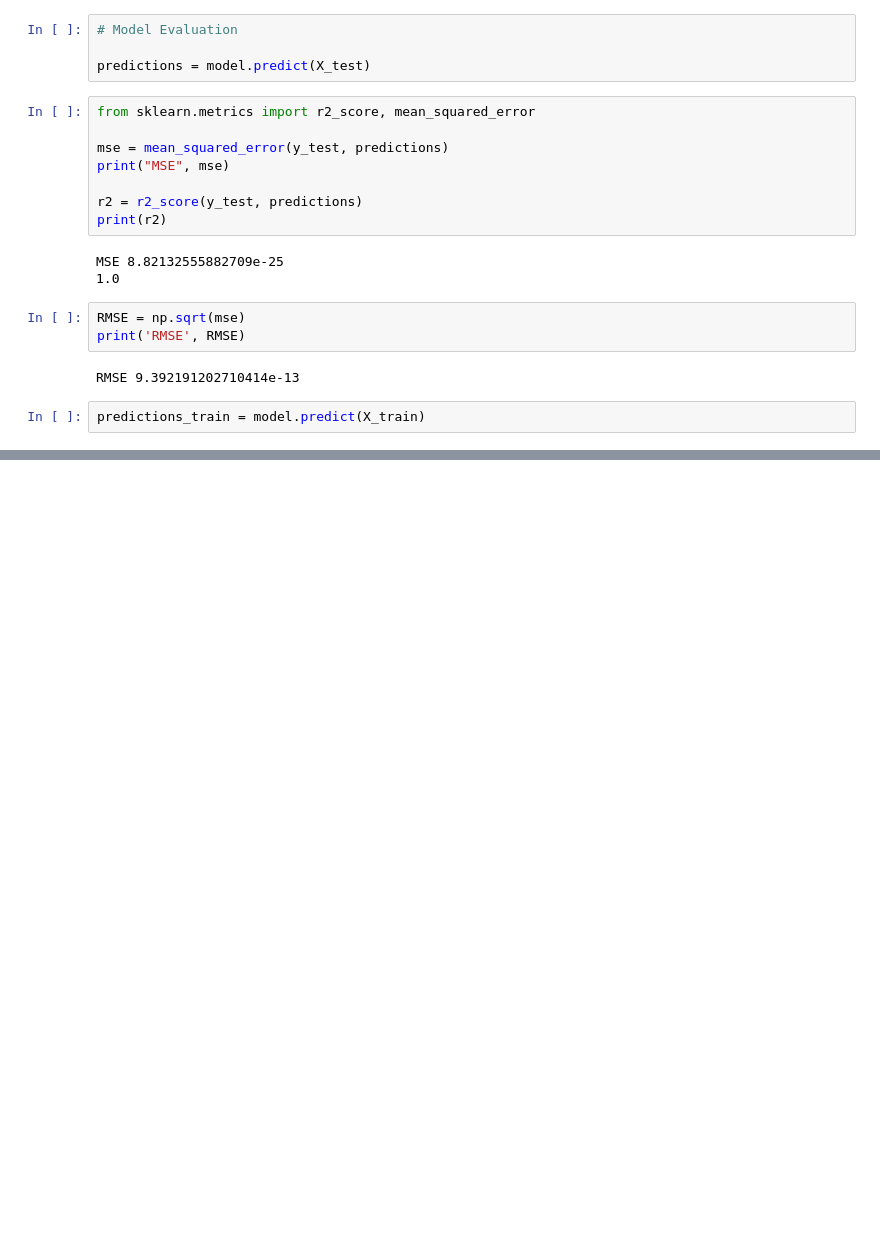
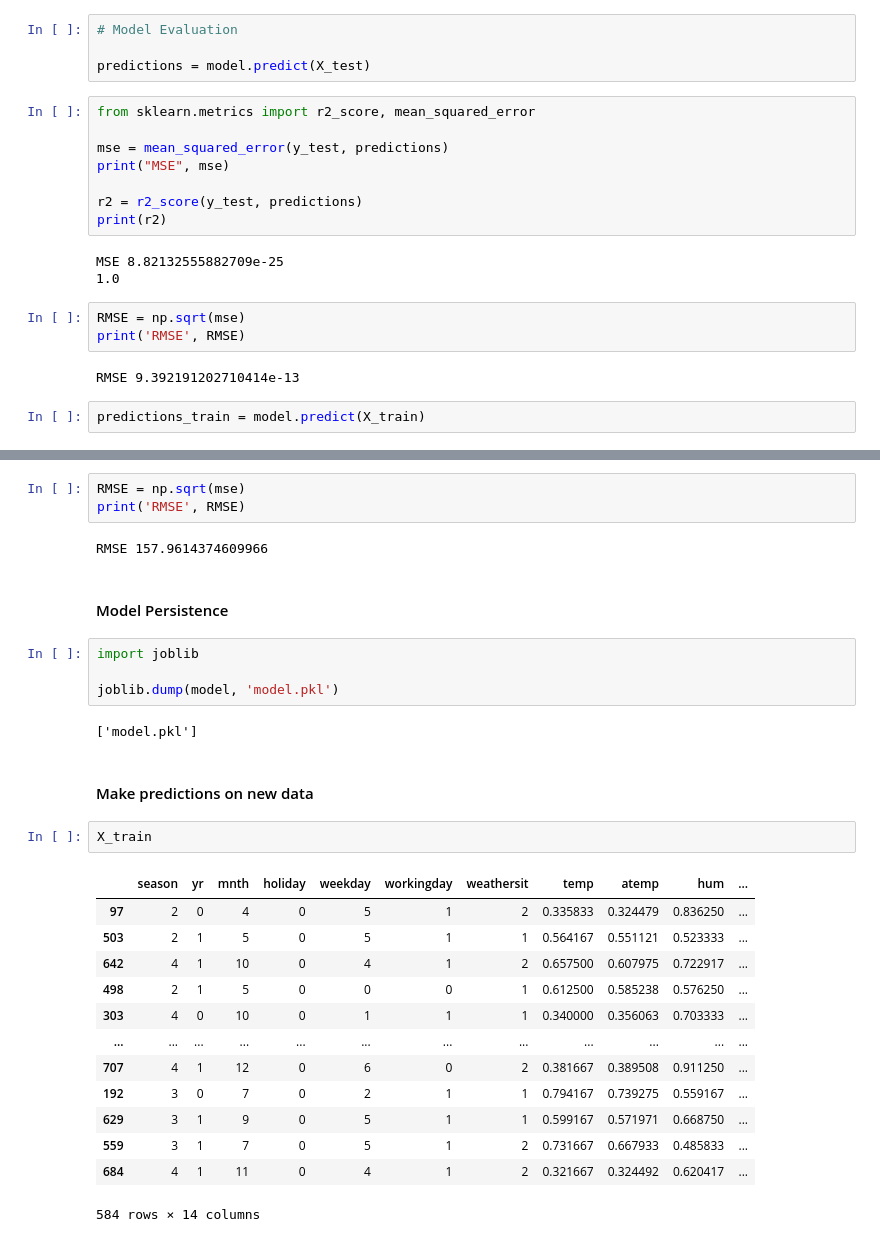
Before and after one commit to Abednego-py/Intro-to-Machine-Learning, a Jupyter notebook: Regression.ipynb, the cells around one changed output, grey strips where cells are left out. Drawn from its saved outputs; the diff is of its cells as text; blank space fills up the shorter version.

Commit message:
Evaluate models and persist best model

```diff
--- a/Regression.ipynb
+++ b/Regression.ipynb
@@ -522,0 +567,31 @@ array([-0.        ,  0.        , -0.        , -0.        , -0.        ,
+# %%
+RMSE = np.sqrt(mse)
+print('RMSE', RMSE)
+# %% [output]
+RMSE 157.9614374609966
+# %% [markdown]
+#### Model Persistence
+# %%
+import joblib
+
+joblib.dump(model, 'model.pkl')
+# %% [output]
+['model.pkl']
+# %% [markdown]
+#### Make predictions on new data
+# %%
+X_train
+# %% [output]
+|  | season | yr | mnth | holiday | weekday | workingday | weathersit | temp | atemp | hum | ... |
+| 97 | 2 | 0 | 4 | 0 | 5 | 1 | 2 | 0.335833 | 0.324479 | 0.836250 | ... |
+| 503 | 2 | 1 | 5 | 0 | 5 | 1 | 1 | 0.564167 | 0.551121 | 0.523333 | ... |
+| 642 | 4 | 1 | 10 | 0 | 4 | 1 | 2 | 0.657500 | 0.607975 | 0.722917 | ... |
+| 498 | 2 | 1 | 5 | 0 | 0 | 0 | 1 | 0.612500 | 0.585238 | 0.576250 | ... |
+| 303 | 4 | 0 | 10 | 0 | 1 | 1 | 1 | 0.340000 | 0.356063 | 0.703333 | ... |
+| ... | ... | ... | ... | ... | ... | ... | ... | ... | ... | ... | ... |
+| 707 | 4 | 1 | 12 | 0 | 6 | 0 | 2 | 0.381667 | 0.389508 | 0.911250 | ... |
+| 192 | 3 | 0 | 7 | 0 | 2 | 1 | 1 | 0.794167 | 0.739275 | 0.559167 | ... |
+| 629 | 3 | 1 | 9 | 0 | 5 | 1 | 1 | 0.599167 | 0.571971 | 0.668750 | ... |
+| 559 | 3 | 1 | 7 | 0 | 5 | 1 | 2 | 0.731667 | 0.667933 | 0.485833 | ... |
+| 684 | 4 | 1 | 11 | 0 | 4 | 1 | 2 | 0.321667 | 0.324492 | 0.620417 | ... |
+584 rows × 14 columns
```
Also changed, not shown: parts of 27 cells of this notebook, 1 other file.
